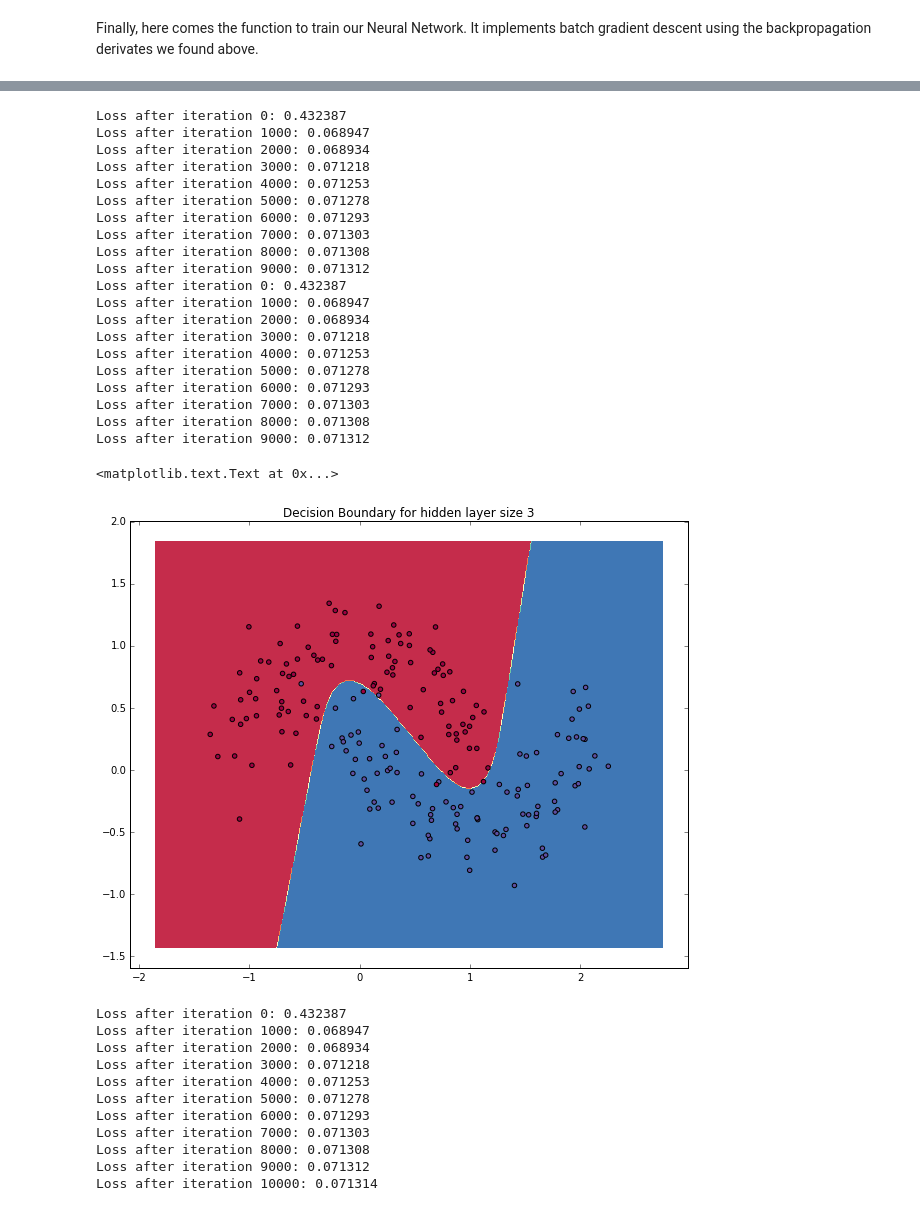
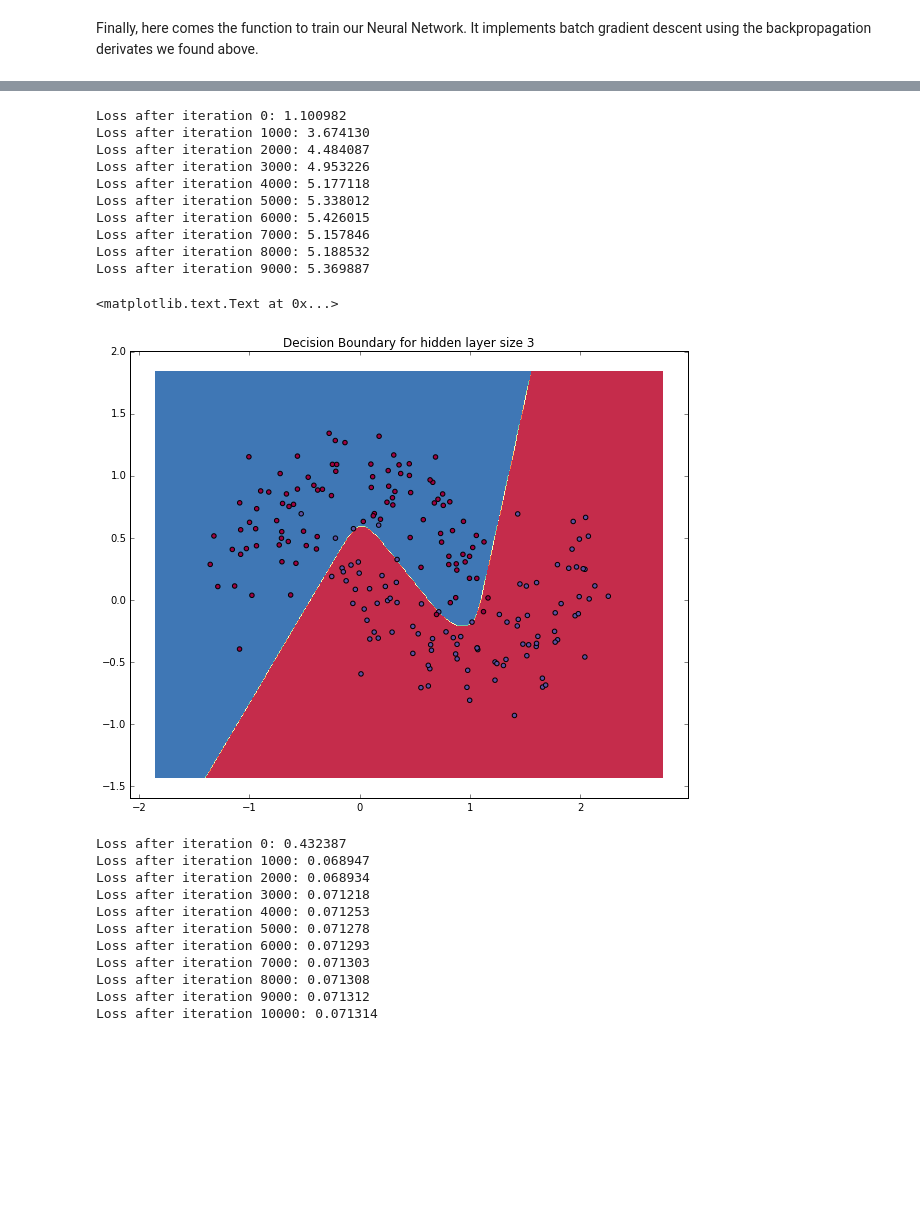
Before and after one commit to squidarth/nn-from-scratch, a Jupyter notebook: nn-from-scratch.ipynb, the cells around one changed output, grey strips where cells are left out. Saved outputs shown, nothing was run; the diff lists cells and outputs as text; code cells hidden in the pictures; blank space fills up the shorter version.

Commit message:
last exercise done, added hidden layer

```diff
--- a/nn-from-scratch.ipynb
+++ b/nn-from-scratch.ipynb
@@ -179,30 +177,34 @@ First let's implement the loss function we defined above. We use this to evaluat
 # %%
 # Helper function to evaluate the total loss on the dataset
 def calculate_loss(model):
-    W1, b1, W2, b2 = model['W1'], model['b1'], model['W2'], model['b2']
+    W1, b1, W2, b2, W3, b3 = model['W1'], model['b1'], model['W2'], model['b2'], model['W3'], model['b3']
     # Forward propagation to calculate our predictions
     z1 = X.dot(W1) + b1
     a1 = np.tanh(z1)
     z2 = a1.dot(W2) + b2
-    exp_scores = np.exp(z2)
+    a2 = np.tanh(z2)
+    z3 = a1.dot(W3) + b3
+    exp_scores = np.exp(z3)
     probs = exp_scores / np.sum(exp_scores, axis=1, keepdims=True)
     # Calculating the loss
     corect_logprobs = -np.log(probs[range(num_examples), y])
     data_loss = np.sum(corect_logprobs)
     # Add regulatization term to loss (optional)
-    data_loss += reg_lambda/2 * (np.sum(np.square(W1)) + np.sum(np.square(W2)))
+    data_loss += reg_lambda/2 * (np.sum(np.square(W1)) + np.sum(np.square(W2)) + np.sum(np.square(W3)))
     return 1./num_examples * data_loss
 # %% [markdown]
 We also implement a helper function to calculate the output of the network. It does forward propagation as defined above and returns the class with the highest probability.
 # %%
 # Helper function to predict an output (0 or 1)
 def predict(model, x):
-    W1, b1, W2, b2 = model['W1'], model['b1'], model['W2'], model['b2']
+    W1, b1, W2, b2, W3, b3 = model['W1'], model['b1'], model['W2'], model['b2'], model['W3'], model['b3']
     # Forward propagation
     z1 = x.dot(W1) + b1
     a1 = np.tanh(z1)
     z2 = a1.dot(W2) + b2
-    exp_scores = np.exp(z2)
+    a2 = np.tanh(z2)
+    z3 = a1.dot(W3) + b3
+    exp_scores = np.exp(z3)
     probs = exp_scores / np.sum(exp_scores, axis=1, keepdims=True)
     return np.argmax(probs, axis=1)
 # %% [markdown]
@@ -556,21 +558,26 @@ def build_model_3_layers(nn_hdim, num_passes=20000, print_loss=False):
         '''
 
         # Backpropagation
-        delta3 = probs
-        delta3[range(num_examples), y] -= 1
+        delta4 = probs
+        delta4[range(num_examples), y] -= 1
         '''
         delta3[0] = [ 0.56129696  0.43870304]
         new delta3[0] = [-0.43870304  0.43870304]
         y[0] = 0
         '''
         # gradient for each param (partial derivative) = “contribution” of the parameter to the error signal
+        dW3 = (a2.T).dot(delta4) #
+        db3 = np.sum(delta4, axis=0, keepdims=True)
+        delta3 = delta4.dot(W3.T) * (1 - np.power(a2, 2))
         dW2 = (a1.T).dot(delta3) #
         db2 = np.sum(delta3, axis=0, keepdims=True)
         delta2 = delta3.dot(W2.T) * (1 - np.power(a1, 2))
         dW1 = np.dot(X.T, delta2)
         db1 = np.sum(delta2, axis=0)
 
+
         # Add regularization terms (b1 and b2 don't have regularization terms)
+        dW3 += reg_lambda * W3
         dW2 += reg_lambda * W2
         dW1 += reg_lambda * W1
 
@@ -581,9 +588,11 @@ def build_model_3_layers(nn_hdim, num_passes=20000, print_loss=False):
         b1 += -epsilon * db1
         W2 += -epsilon * dW2
         b2 += -epsilon * db2
+        W3 += -epsilon * dW3
+        b3 += -epsilon * db3
 
         # Assign new parameters to the model
-        model = { 'W1': W1, 'b1': b1, 'W2': W2, 'b2': b2}
+        model = { 'W1': W1, 'b1': b1, 'W2': W2, 'b2': b2, 'W3': W3, 'b3': b3}
 
         # Optionally print the loss.
         # This is expensive because it uses the whole dataset, so we don't want to do it too often.
@@ -594,45 +603,35 @@ def build_model_3_layers(nn_hdim, num_passes=20000, print_loss=False):
 # %%
 # Build a model with a 3-dimensional hidden layer
 #model_with_minibatch = build_model_with_minibatch(3, print_loss=True, num_batches=20)
 
 # build a model with learning decay
 #model_with_learning_decay = build_model_decay_learning(3, num_passes=5000, print_loss=True, lr=0.05)
 
 # build a model with sigmoid activation function
 #model_with_sigmoid_function = build_model_sigmoid_function(3, num_passes=10000, print_loss=True)
 
 # build a model
-model = build_model(3, num_passes=10000, print_loss=True)
+# model = build_model(3, num_passes=10000, print_loss=True)
 
 # build a model with 3 layers
 model_with_3_layers = build_model_3_layers(3, num_passes=10000, print_loss=True)
 
 # Plot the decision boundary
-plot_decision_boundary(lambda x: predict(model, x))
+plot_decision_boundary(lambda x: predict(model_with_3_layers, x))
 plt.title("Decision Boundary for hidden layer size 3")
 # %% [output]
-Loss after iteration 0: 0.432387
-Loss after iteration 1000: 0.068947
-Loss after iteration 2000: 0.068934
-Loss after iteration 3000: 0.071218
-Loss after iteration 4000: 0.071253
-Loss after iteration 5000: 0.071278
-Loss after iteration 6000: 0.071293
-Loss after iteration 7000: 0.071303
-Loss after iteration 8000: 0.071308
-Loss after iteration 9000: 0.071312
-Loss after iteration 0: 0.432387
-Loss after iteration 1000: 0.068947
-Loss after iteration 2000: 0.068934
-Loss after iteration 3000: 0.071218
-Loss after iteration 4000: 0.071253
-Loss after iteration 5000: 0.071278
-Loss after iteration 6000: 0.071293
-Loss after iteration 7000: 0.071303
-Loss after iteration 8000: 0.071308
-Loss after iteration 9000: 0.071312
+Loss after iteration 0: 1.100982
+Loss after iteration 1000: 3.674130
+Loss after iteration 2000: 4.484087
+Loss after iteration 3000: 4.953226
+Loss after iteration 4000: 5.177118
+Loss after iteration 5000: 5.338012
+Loss after iteration 6000: 5.426015
+Loss after iteration 7000: 5.157846
+Loss after iteration 8000: 5.188532
+Loss after iteration 9000: 5.369887
 <matplotlib.text.Text at 0x...>
-[figure, old version]
+[figure, new version]
 # %%
 # Build a model with a 3-dimensional hidden layer
 model = build_model(3, print_loss=True)
```
Also changed, not shown: parts of 3 cells of this notebook.
